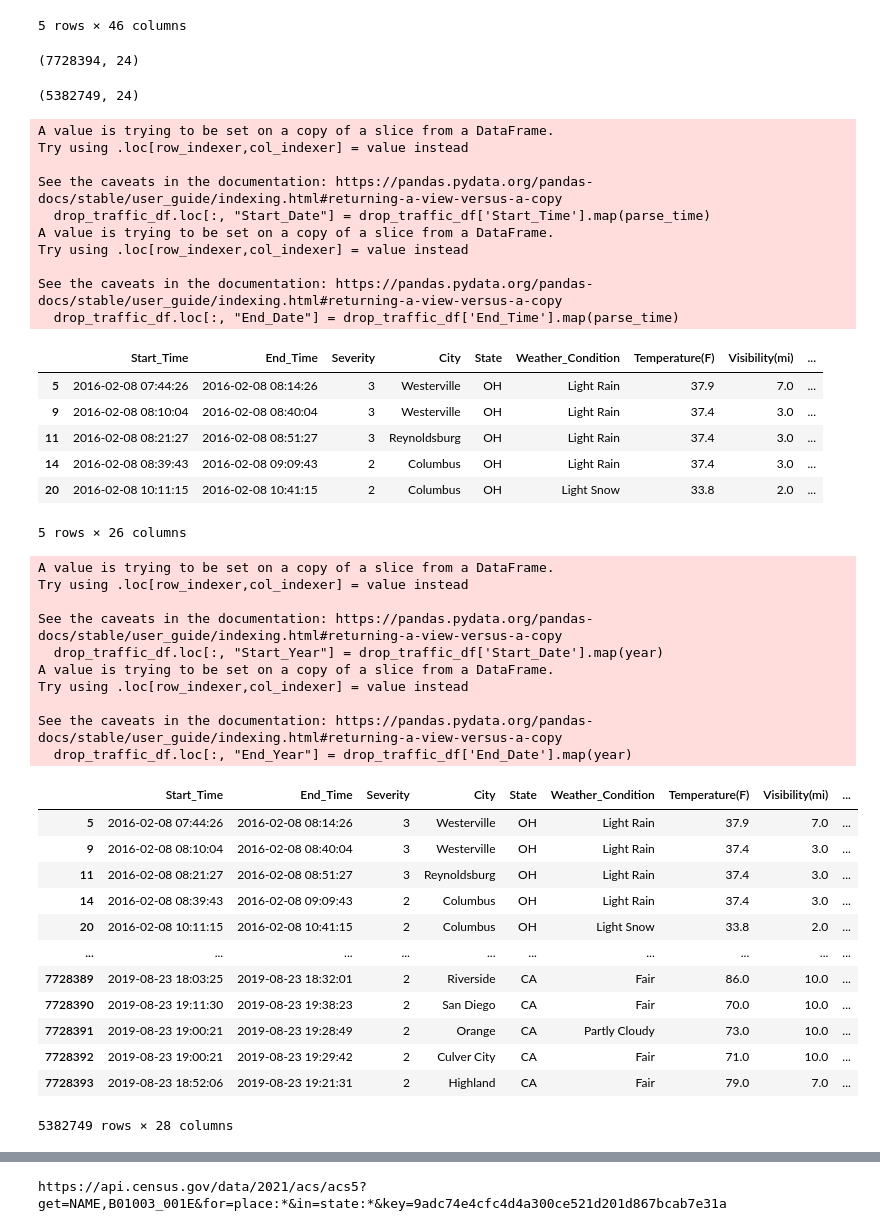
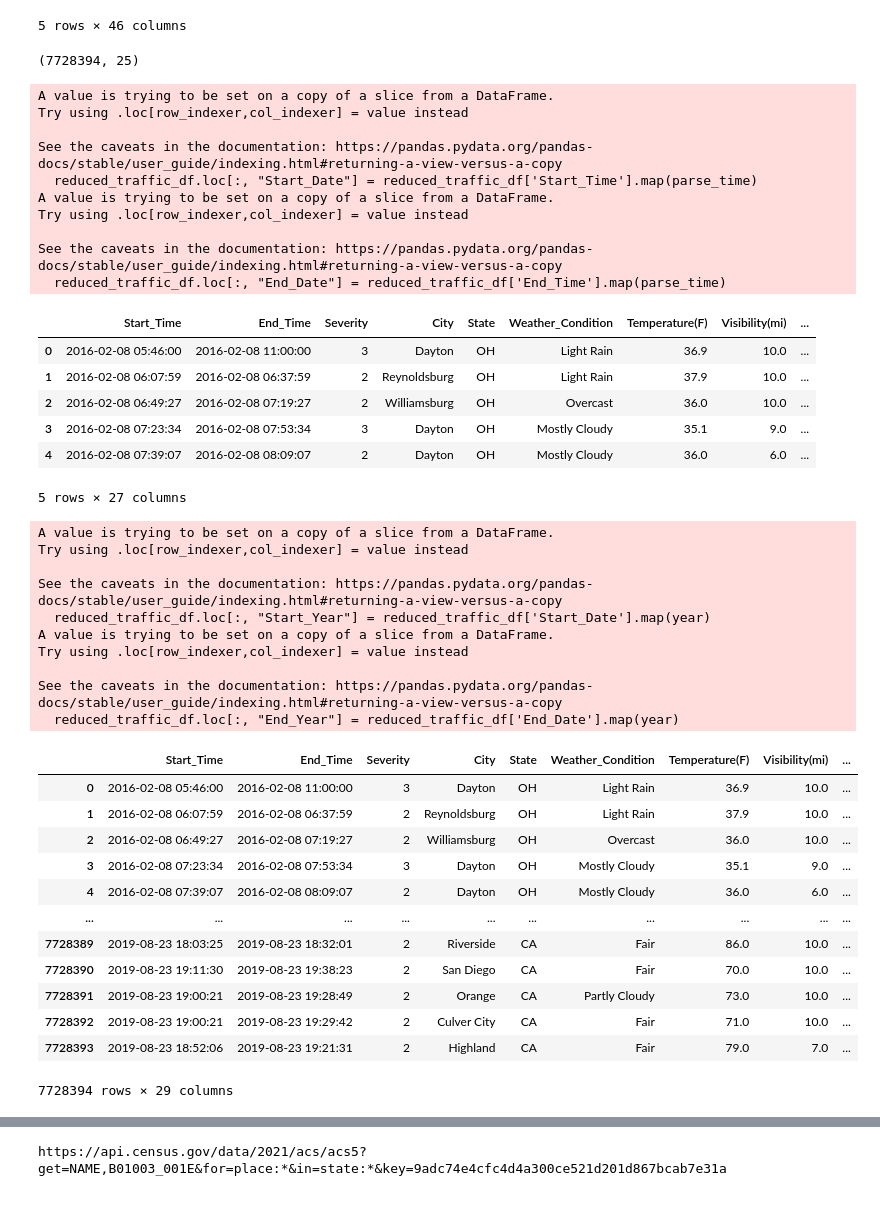
Before and after one commit to aspenjack/US-Transportation-Accidents, a Jupyter notebook: US_Traffic_AccidentsVR.ipynb, the cells around one changed output, grey strips where cells are left out. Drawn from its saved outputs; the diff is of its cells as text; code cells hidden in the pictures.

```diff
--- a/US_Traffic_AccidentsVR.ipynb
+++ b/US_Traffic_AccidentsVR.ipynb
@@ -30,17 +30,11 @@ reduced_traffic_df = traffic_df[["Start_Time","End_Time","Severity","City","Stat
                                  "Temperature(F)","Visibility(mi)","Wind_Speed(mph)","Precipitation(in)",\
                                  "Sunrise_Sunset","Description","Bump","Crossing", "Give_Way","Junction",\
                                  "No_Exit","Railway","Roundabout","Station","Stop","Traffic_Calming",\
-                                 "Traffic_Signal","Turning_Loop"
+                                 "Traffic_Signal","Turning_Loop","Description"
                                 ]]
 reduced_traffic_df.shape
 # %% [output]
-(7728394, 24)
+(7728394, 25)
-# %%
-#dropping NA
-drop_traffic_df = reduced_traffic_df.dropna(how='any')
-drop_traffic_df.shape
-# %% [output]
-(5382749, 24)
 # %%
 #Using function to pars
 def parse_time(raw):
@@ -48,57 +42,57 @@ def parse_time(raw):
     string = date.isoformat()
     return string
 # %%
-drop_traffic_df.loc[:, "Start_Date"] = drop_traffic_df['Start_Time'].map(parse_time)
-drop_traffic_df.loc[:, "End_Date"] = drop_traffic_df['End_Time'].map(parse_time)
-drop_traffic_df.head()
+reduced_traffic_df.loc[:, "Start_Date"] = reduced_traffic_df['Start_Time'].map(parse_time)
+reduced_traffic_df.loc[:, "End_Date"] = reduced_traffic_df['End_Time'].map(parse_time)
+reduced_traffic_df.head()
 # %% [output]
 A value is trying to be set on a copy of a slice from a DataFrame.
 Try using .loc[row_indexer,col_indexer] = value instead
 
 See the caveats in the documentation: https://pandas.pydata.org/pandas-docs/stable/user_guide/indexing.html#returning-a-view-versus-a-copy
-  drop_traffic_df.loc[:, "Start_Date"] = drop_traffic_df['Start_Time'].map(parse_time)
+  reduced_traffic_df.loc[:, "Start_Date"] = reduced_traffic_df['Start_Time'].map(parse_time)
 A value is trying to be set on a copy of a slice from a DataFrame.
 Try using .loc[row_indexer,col_indexer] = value instead
 
 See the caveats in the documentation: https://pandas.pydata.org/pandas-docs/stable/user_guide/indexing.html#returning-a-view-versus-a-copy
-  drop_traffic_df.loc[:, "End_Date"] = drop_traffic_df['End_Time'].map(parse_time)
+  reduced_traffic_df.loc[:, "End_Date"] = reduced_traffic_df['End_Time'].map(parse_time)
 |  | Start_Time | End_Time | Severity | City | State | Weather_Condition | Temperature(F) | Visibility(mi) | ... |
-| 5 | 2016-02-08 07:44:26 | 2016-02-08 08:14:26 | 3 | Westerville | OH | Light Rain | 37.9 | 7.0 | ... |
-| 9 | 2016-02-08 08:10:04 | 2016-02-08 08:40:04 | 3 | Westerville | OH | Light Rain | 37.4 | 3.0 | ... |
-| 11 | 2016-02-08 08:21:27 | 2016-02-08 08:51:27 | 3 | Reynoldsburg | OH | Light Rain | 37.4 | 3.0 | ... |
-| 14 | 2016-02-08 08:39:43 | 2016-02-08 09:09:43 | 2 | Columbus | OH | Light Rain | 37.4 | 3.0 | ... |
-| 20 | 2016-02-08 10:11:15 | 2016-02-08 10:41:15 | 2 | Columbus | OH | Light Snow | 33.8 | 2.0 | ... |
+| 0 | 2016-02-08 05:46:00 | 2016-02-08 11:00:00 | 3 | Dayton | OH | Light Rain | 36.9 | 10.0 | ... |
+| 1 | 2016-02-08 06:07:59 | 2016-02-08 06:37:59 | 2 | Reynoldsburg | OH | Light Rain | 37.9 | 10.0 | ... |
+| 2 | 2016-02-08 06:49:27 | 2016-02-08 07:19:27 | 2 | Williamsburg | OH | Overcast | 36.0 | 10.0 | ... |
+| 3 | 2016-02-08 07:23:34 | 2016-02-08 07:53:34 | 3 | Dayton | OH | Mostly Cloudy | 35.1 | 9.0 | ... |
+| 4 | 2016-02-08 07:39:07 | 2016-02-08 08:09:07 | 2 | Dayton | OH | Mostly Cloudy | 36.0 | 6.0 | ... |
-5 rows × 26 columns
+5 rows × 27 columns
 # %%
 def year(raw):
     year_string = raw[:4]
     year_integer = int(year_string)
     return year_integer
 # %%
-drop_traffic_df.loc[:, "Start_Year"] = drop_traffic_df['Start_Date'].map(year)
-drop_traffic_df.loc[:, "End_Year"] = drop_traffic_df['End_Date'].map(year)
-drop_traffic_df
+reduced_traffic_df.loc[:, "Start_Year"] = reduced_traffic_df['Start_Date'].map(year)
+reduced_traffic_df.loc[:, "End_Year"] = reduced_traffic_df['End_Date'].map(year)
+reduced_traffic_df
 # %% [output]
 A value is trying to be set on a copy of a slice from a DataFrame.
 Try using .loc[row_indexer,col_indexer] = value instead
 
 See the caveats in the documentation: https://pandas.pydata.org/pandas-docs/stable/user_guide/indexing.html#returning-a-view-versus-a-copy
-  drop_traffic_df.loc[:, "Start_Year"] = drop_traffic_df['Start_Date'].map(year)
+  reduced_traffic_df.loc[:, "Start_Year"] = reduced_traffic_df['Start_Date'].map(year)
 A value is trying to be set on a copy of a slice from a DataFrame.
 Try using .loc[row_indexer,col_indexer] = value instead
 
 See the caveats in the documentation: https://pandas.pydata.org/pandas-docs/stable/user_guide/indexing.html#returning-a-view-versus-a-copy
-  drop_traffic_df.loc[:, "End_Year"] = drop_traffic_df['End_Date'].map(year)
+  reduced_traffic_df.loc[:, "End_Year"] = reduced_traffic_df['End_Date'].map(year)
 |  | Start_Time | End_Time | Severity | City | State | Weather_Condition | Temperature(F) | Visibility(mi) | ... |
-| 5 | 2016-02-08 07:44:26 | 2016-02-08 08:14:26 | 3 | Westerville | OH | Light Rain | 37.9 | 7.0 | ... |
-| 9 | 2016-02-08 08:10:04 | 2016-02-08 08:40:04 | 3 | Westerville | OH | Light Rain | 37.4 | 3.0 | ... |
-| 11 | 2016-02-08 08:21:27 | 2016-02-08 08:51:27 | 3 | Reynoldsburg | OH | Light Rain | 37.4 | 3.0 | ... |
-| 14 | 2016-02-08 08:39:43 | 2016-02-08 09:09:43 | 2 | Columbus | OH | Light Rain | 37.4 | 3.0 | ... |
-| 20 | 2016-02-08 10:11:15 | 2016-02-08 10:41:15 | 2 | Columbus | OH | Light Snow | 33.8 | 2.0 | ... |
+| 0 | 2016-02-08 05:46:00 | 2016-02-08 11:00:00 | 3 | Dayton | OH | Light Rain | 36.9 | 10.0 | ... |
+| 1 | 2016-02-08 06:07:59 | 2016-02-08 06:37:59 | 2 | Reynoldsburg | OH | Light Rain | 37.9 | 10.0 | ... |
+| 2 | 2016-02-08 06:49:27 | 2016-02-08 07:19:27 | 2 | Williamsburg | OH | Overcast | 36.0 | 10.0 | ... |
+| 3 | 2016-02-08 07:23:34 | 2016-02-08 07:53:34 | 3 | Dayton | OH | Mostly Cloudy | 35.1 | 9.0 | ... |
+| 4 | 2016-02-08 07:39:07 | 2016-02-08 08:09:07 | 2 | Dayton | OH | Mostly Cloudy | 36.0 | 6.0 | ... |
 | ... | ... | ... | ... | ... | ... | ... | ... | ... | ... |
 | 7728389 | 2019-08-23 18:03:25 | 2019-08-23 18:32:01 | 2 | Riverside | CA | Fair | 86.0 | 10.0 | ... |
 | 7728390 | 2019-08-23 19:11:30 | 2019-08-23 19:38:23 | 2 | San Diego | CA | Fair | 70.0 | 10.0 | ... |
 | 7728391 | 2019-08-23 19:00:21 | 2019-08-23 19:28:49 | 2 | Orange | CA | Partly Cloudy | 73.0 | 10.0 | ... |
 | 7728392 | 2019-08-23 19:00:21 | 2019-08-23 19:29:42 | 2 | Culver City | CA | Fair | 71.0 | 10.0 | ... |
 | 7728393 | 2019-08-23 18:52:06 | 2019-08-23 19:21:31 | 2 | Highland | CA | Fair | 79.0 | 7.0 | ... |
-5382749 rows × 28 columns
+7728394 rows × 29 columns
```
Also changed, not shown: parts of 36 cells of this notebook, 1 other file.
